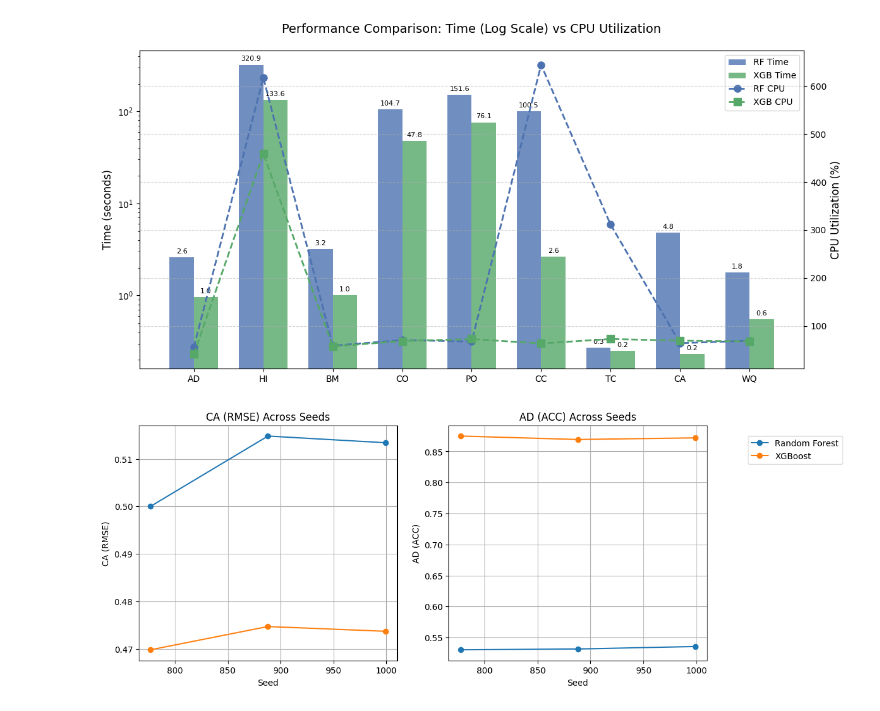
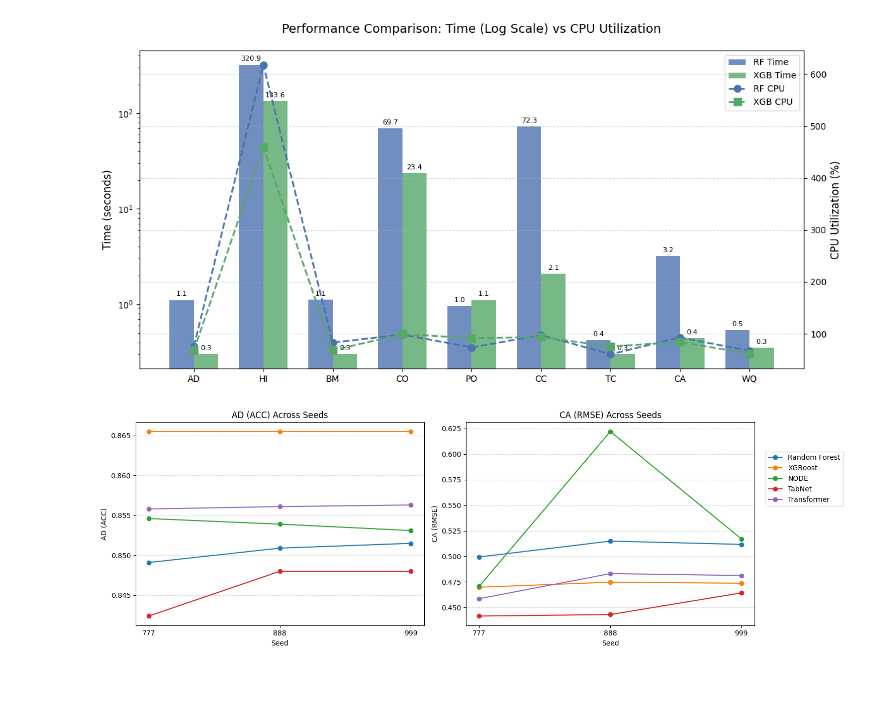
Before and after one commit to Darry320/CrazyThursday-DSS5104, a Jupyter notebook: plot.ipynb, the cells around one changed output. Cells and saved outputs as stored; diff of their text form; code cells hidden in the pictures; blank space fills up the shorter version.

```diff
--- a/plot.ipynb
+++ b/plot.ipynb
@@ -41,10 +42,10 @@ import matplotlib.pyplot as plt
 import numpy as np
 
 datasets = ["AD", "HI", "BM", "CO", "PO", "CC", "TC", "CA", "WQ"]
-rf_time = [2.59, 320.90, 3.21, 104.65, 151.55, 100.52, 0.27, 4.82, 1.78]
-xgb_time = [0.96, 133.57, 1.00, 47.80, 76.08, 2.64, 0.25, 0.23, 0.55]
-rf_cpu = [55.9, 617.9, 58.9, 70.6, 67.5, 644.5, 311.4, 64.2, 69.3]
-xgb_cpu = [41.1, 459.6, 57.4, 68.6, 72.7, 63.6, 72.9, 69.4, 67.8]
+rf_time = [1.11, 320.90, 1.12, 69.66, 0.96, 72.32, 0.42, 3.21, 0.54]
+xgb_time = [0.30, 133.57, 0.30, 23.40, 1.11, 2.10, 0.30, 0.44, 0.35]
+rf_cpu = [75.91, 617.9, 83.01, 98.63, 73.83, 97.54, 60.65, 92.98, 67.16]
+xgb_cpu = [67.83, 459.6, 68.07, 99.55, 91.63, 93.61, 75.6, 84.2, 61.43]
 
 # 创建画布和主坐标轴
 fig, ax1 = plt.subplots(figsize=(12, 6))
@@ -85,45 +86,73 @@ plt.grid(axis='y', linestyle='--', alpha=0.5)
 plt.tight_layout()
 plt.show()
 # %% [output]
-[figure, old version]
+[figure, new version]
 # %%
 import matplotlib.pyplot as plt
 import numpy as np
 
 # Seeds used
 seeds = [777, 888, 999]
 
 # XGBoost results
-xg_ca = [0.4698, 0.4747, 0.4737]
-xg_ad = [0.8748, 0.8693, 0.8719]
+xg_ca = [0.4698, 0.4747, 0.4737]  # RMSE
+xg_ad = [0.8655, 0.8655, 0.8655]  # ACC
 
 # Random Forest results
-rf_ca = [0.5000, 0.5148, 0.5134]
-rf_ad = [0.5302, 0.5315, 0.5355]
+rf_ca = [0.4994, 0.5149, 0.5117]  # RMSE
+rf_ad = [0.8491, 0.8509, 0.8515]  # ACC
+
+# NODE results (originally MSE -> compute RMSE)
+node_ca_mse = [0.2216, 0.3871, 0.2673]
+node_ca = [np.sqrt(mse) for mse in node_ca_mse]
+node_ad = [0.8546, 0.8539, 0.8531]  # ACC
+
+# TabNet results (originally MSE -> compute RMSE)
+tab_ca_mse = [0.1950, 0.1963, 0.2155]
+tab_ca = [np.sqrt(mse) for mse in tab_ca_mse]
+tab_ad = [0.8424, 0.8480, 0.8480]  # ACC
+
+# Transformer results (originally MSE -> compute RMSE)
+tf_ca_mse = [0.2103, 0.2334, 0.2316]
+tf_ca = [np.sqrt(mse) for mse in tf_ca_mse]
+tf_ad = [0.8558, 0.8561, 0.8563]  # ACC
 
 # Plotting
-fig, axs = plt.subplots(1, 2, figsize=(12, 5))
+fig, axs = plt.subplots(1, 2, figsize=(14, 5))
 
 # CA (RMSE) plot
-axs[0].plot(seeds, rf_ca, marker='o', label='Random Forest')
-axs[0].plot(seeds, xg_ca, marker='o', label='XGBoost')
-axs[0].set_title('CA (RMSE) Across Seeds')
-axs[0].set_xlabel('Seed')
-axs[0].set_ylabel('CA (RMSE)')
-axs[0].grid(True)
+axs[1].plot(seeds, rf_ca, marker='o', label='Random Forest')
+axs[1].plot(seeds, xg_ca, marker='o', label='XGBoost')
+axs[1].plot(seeds, node_ca, marker='o', label='NODE')
+axs[1].plot(seeds, tab_ca, marker='o', label='TabNet')
+axs[1].plot(seeds, tf_ca, marker='o', label='Transformer')
+axs[1].set_title('CA (RMSE) Across Seeds')
+axs[1].set_xlabel('Seed')
+axs[1].set_ylabel('CA (RMSE)')
+axs[1].grid(axis='y', linestyle='--', alpha=0.5)
+axs[1].set_xticks(seeds)
+axs[1].set_xticklabels(seeds)
 
 # AD (ACC) plot
-axs[1].plot(seeds, rf_ad, marker='o')
-axs[1].plot(seeds, xg_ad, marker='o')
-axs[1].set_title('AD (ACC) Across Seeds')
-axs[1].set_xlabel('Seed')
-axs[1].set_ylabel('AD (ACC)')
-axs[1].grid(True)
+axs[0].plot(seeds, rf_ad, marker='o')
+axs[0].plot(seeds, xg_ad, marker='o')
+axs[0].plot(seeds, node_ad, marker='o')
+axs[0].plot(seeds, tab_ad, marker='o')
+axs[0].plot(seeds, tf_ad, marker='o')
+axs[0].set_title('AD (ACC) Across Seeds')
+axs[0].set_xlabel('Seed')
+axs[0].set_ylabel('AD (ACC)')
+#x轴只显示777,888,999
+axs[0].set_xticks(seeds)
+axs[0].set_xticklabels(seeds)
+
+
+axs[0].grid(axis='y', linestyle='--', alpha=0.5)
 
 # Move legend outside
-fig.legend(loc='center left', bbox_to_anchor=(0.95, 0.8))
-plt.tight_layout(rect=[1, 0, 0, 0])  # Make room for legend
+fig.legend(loc='center left', bbox_to_anchor=(0.95, 0.7))
+plt.tight_layout(rect=[0, 0, 0.95, 1])  # Make room for legend
 
 plt.show()
 # %% [output]
-[figure, old version]
+[figure, new version]
```
Also changed, not shown: parts of 1 cell of this notebook.
